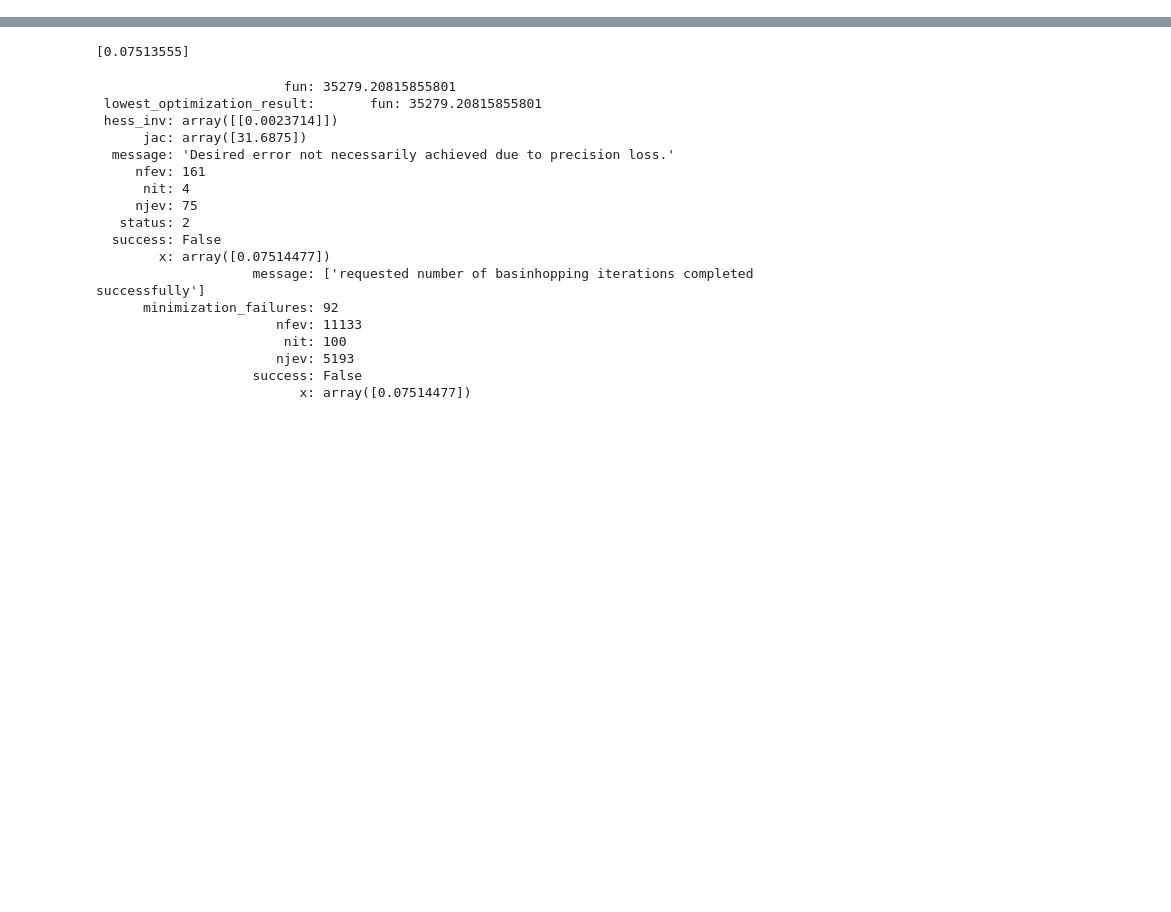
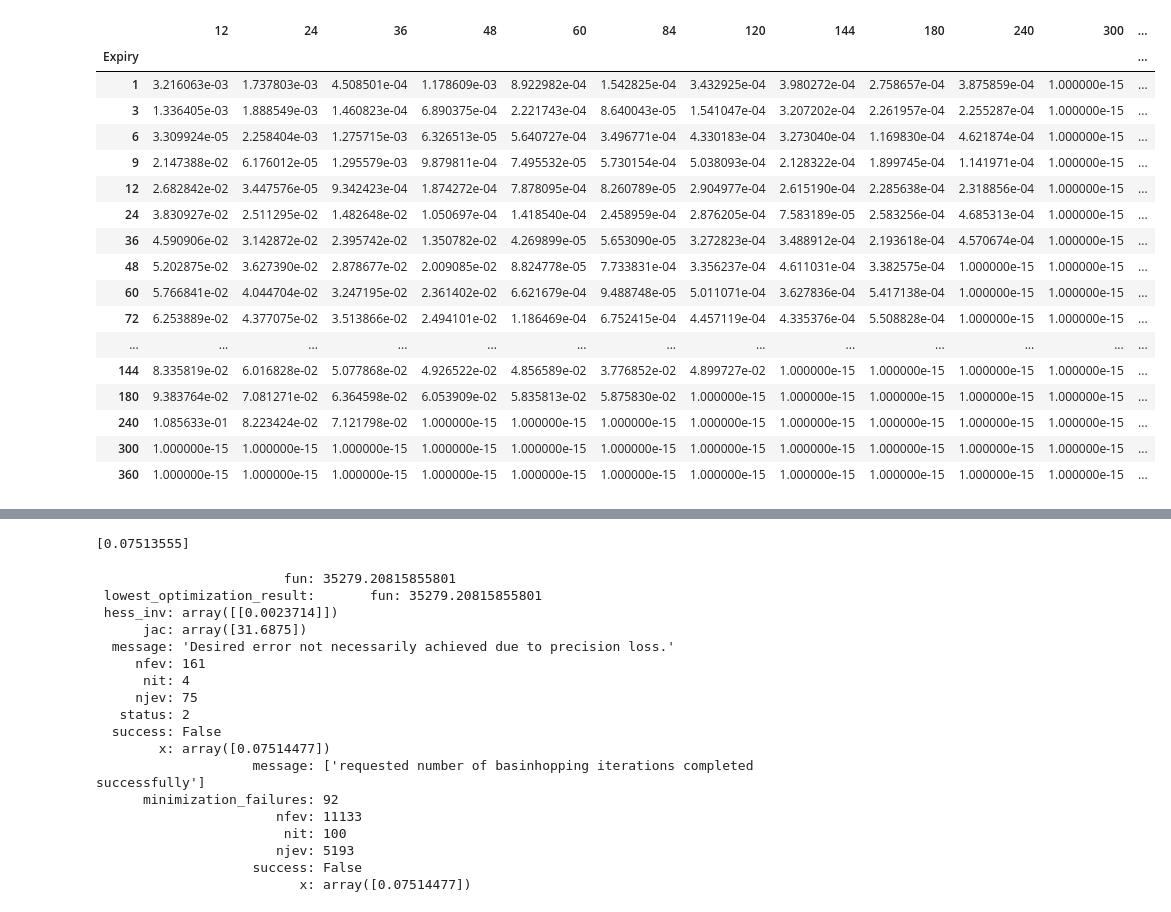
Before and after one commit to Eskild-afk/MasterThesis, a Jupyter notebook: FittingModelToATMswpt.ipynb, the cells around one changed output, grey strips where cells are left out. Saved outputs shown, nothing was run; the diff lists cells and outputs as text; code cells hidden in the pictures; blank space fills up the shorter version.

```diff
--- a/FittingModelToATMswpt.ipynb
+++ b/FittingModelToATMswpt.ipynb
@@ -72,7 +77,7 @@ def VasicekOptimizer(initial,mean,reversion,volatility, observedP, observedK):
     return error,straddleVasi
 # %%
 #Trying to fit all prices (failing)
-from scipy.optimize import minimize
+from scipy.optimize import minimize, basinhopping
 EURIBORFIXMARCH22 = 0.03071
 Nfeval = 0
 def callback(xk):
@@ -86,7 +91,7 @@ result = minimize(
     # fun = lambda x: VasicekOptimizer(EURIBORFIXMARCH22, x[0], x[1], x[2], observed=straddlesobs)[0],
     fun = lambda x: VasicekOptimizer(EURIBORFIXMARCH22, x[0], x[1], x[2], observedP=straddlesobs, observedK=strikes)[0],
     x0  = [0.06460112, 2.69262944, 0.08495089],
-    bounds = [(-100,100),(0.0001,100),(0.0001,1)],
+    bounds = [(0.0001,1),(0.0001,1),(0.0001,1)],
     method='nelder-mead',
     callback=callback
 )
@@ -165,0 +119,21 @@ result
+# %%
+from scipy.optimize import minimize, basinhopping
+VasiImpVol      = straddlesobs.copy()
+VasiImpVolPrice = straddlesobs.copy()
+for expiry in straddlesobs.index:
+        # Expiry first
+        # Getting the right expiry and converting to years
+
+        for tenor in straddlesobs.columns:
+
+            res = minimize(
+                    fun = lambda x: VasicekOptimizer(EURIBORFIXMARCH22, result.x[0], result.x[1], x, observedP=straddlesobs.loc[[expiry],[tenor]], observedK=strikes.loc[[expiry],[tenor]])[0],
+                    x0  = 1,
+                    tol = 1e-15,
+                    # bounds = [(1e-17, 1)],
+                    options={'gtol': 1e-10, 'disp': True},
+                    method = 'L-BFGS-B'
+                )
+            print(f'\n E: {expiry}, T:{tenor}, vol: {res.x}, error: {res.fun}', end='\n')
+            VasiImpVol[tenor].loc[expiry] = res.x[0]
+            VasiImpVolPrice[tenor].loc[expiry] = VasicekOptimizer(EURIBORFIXMARCH22, result.x[0], result.x[1], res.x[0], observedP=straddlesobs.loc[[expiry],[tenor]], observedK=strikes.loc[[expiry],[tenor]])[1].values[0][0]
@@ -165,0 +185,21 @@ result
+# %%
+VasiImpVol
+# %% [output]
+|  | 12 | 24 | 36 | 48 | 60 | 84 | 120 | 144 | 180 | 240 | 300 | ... |
+| Expiry |  |  |  |  |  |  |  |  |  |  |  | ... |
+| 1 | 3.216063e-03 | 1.737803e-03 | 4.508501e-04 | 1.178609e-03 | 8.922982e-04 | 1.542825e-04 | 3.432925e-04 | 3.980272e-04 | 2.758657e-04 | 3.875859e-04 | 1.000000e-15 | ... |
+| 3 | 1.336405e-03 | 1.888549e-03 | 1.460823e-04 | 6.890375e-04 | 2.221743e-04 | 8.640043e-05 | 1.541047e-04 | 3.207202e-04 | 2.261957e-04 | 2.255287e-04 | 1.000000e-15 | ... |
+| 6 | 3.309924e-05 | 2.258404e-03 | 1.275715e-03 | 6.326513e-05 | 5.640727e-04 | 3.496771e-04 | 4.330183e-04 | 3.273040e-04 | 1.169830e-04 | 4.621874e-04 | 1.000000e-15 | ... |
+| 9 | 2.147388e-02 | 6.176012e-05 | 1.295579e-03 | 9.879811e-04 | 7.495532e-05 | 5.730154e-04 | 5.038093e-04 | 2.128322e-04 | 1.899745e-04 | 1.141971e-04 | 1.000000e-15 | ... |
+| 12 | 2.682842e-02 | 3.447576e-05 | 9.342423e-04 | 1.874272e-04 | 7.878095e-04 | 8.260789e-05 | 2.904977e-04 | 2.615190e-04 | 2.285638e-04 | 2.318856e-04 | 1.000000e-15 | ... |
+| 24 | 3.830927e-02 | 2.511295e-02 | 1.482648e-02 | 1.050697e-04 | 1.418540e-04 | 2.458959e-04 | 2.876205e-04 | 7.583189e-05 | 2.583256e-04 | 4.685313e-04 | 1.000000e-15 | ... |
+| 36 | 4.590906e-02 | 3.142872e-02 | 2.395742e-02 | 1.350782e-02 | 4.269899e-05 | 5.653090e-05 | 3.272823e-04 | 3.488912e-04 | 2.193618e-04 | 4.570674e-04 | 1.000000e-15 | ... |
+| 48 | 5.202875e-02 | 3.627390e-02 | 2.878677e-02 | 2.009085e-02 | 8.824778e-05 | 7.733831e-04 | 3.356237e-04 | 4.611031e-04 | 3.382575e-04 | 1.000000e-15 | 1.000000e-15 | ... |
+| 60 | 5.766841e-02 | 4.044704e-02 | 3.247195e-02 | 2.361402e-02 | 6.621679e-04 | 9.488748e-05 | 5.011071e-04 | 3.627836e-04 | 5.417138e-04 | 1.000000e-15 | 1.000000e-15 | ... |
+| 72 | 6.253889e-02 | 4.377075e-02 | 3.513866e-02 | 2.494101e-02 | 1.186469e-04 | 6.752415e-04 | 4.457119e-04 | 4.335376e-04 | 5.508828e-04 | 1.000000e-15 | 1.000000e-15 | ... |
+| ... | ... | ... | ... | ... | ... | ... | ... | ... | ... | ... | ... | ... |
+| 144 | 8.335819e-02 | 6.016828e-02 | 5.077868e-02 | 4.926522e-02 | 4.856589e-02 | 3.776852e-02 | 4.899727e-02 | 1.000000e-15 | 1.000000e-15 | 1.000000e-15 | 1.000000e-15 | ... |
+| 180 | 9.383764e-02 | 7.081271e-02 | 6.364598e-02 | 6.053909e-02 | 5.835813e-02 | 5.875830e-02 | 1.000000e-15 | 1.000000e-15 | 1.000000e-15 | 1.000000e-15 | 1.000000e-15 | ... |
+| 240 | 1.085633e-01 | 8.223424e-02 | 7.121798e-02 | 1.000000e-15 | 1.000000e-15 | 1.000000e-15 | 1.000000e-15 | 1.000000e-15 | 1.000000e-15 | 1.000000e-15 | 1.000000e-15 | ... |
+| 300 | 1.000000e-15 | 1.000000e-15 | 1.000000e-15 | 1.000000e-15 | 1.000000e-15 | 1.000000e-15 | 1.000000e-15 | 1.000000e-15 | 1.000000e-15 | 1.000000e-15 | 1.000000e-15 | ... |
+| 360 | 1.000000e-15 | 1.000000e-15 | 1.000000e-15 | 1.000000e-15 | 1.000000e-15 | 1.000000e-15 | 1.000000e-15 | 1.000000e-15 | 1.000000e-15 | 1.000000e-15 | 1.000000e-15 | ... |
```
Also changed, not shown: parts of 12 cells of this notebook, 7 other files.
